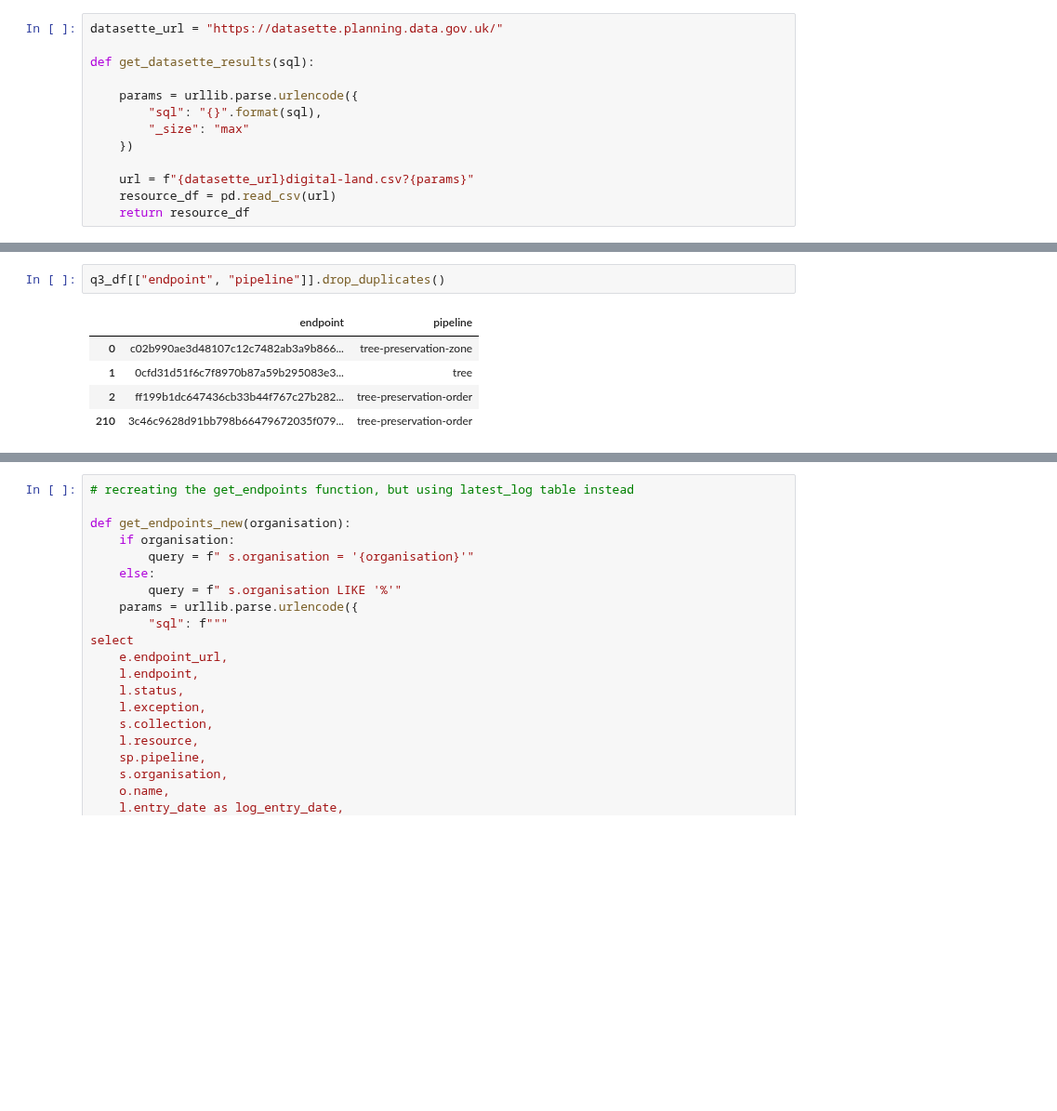
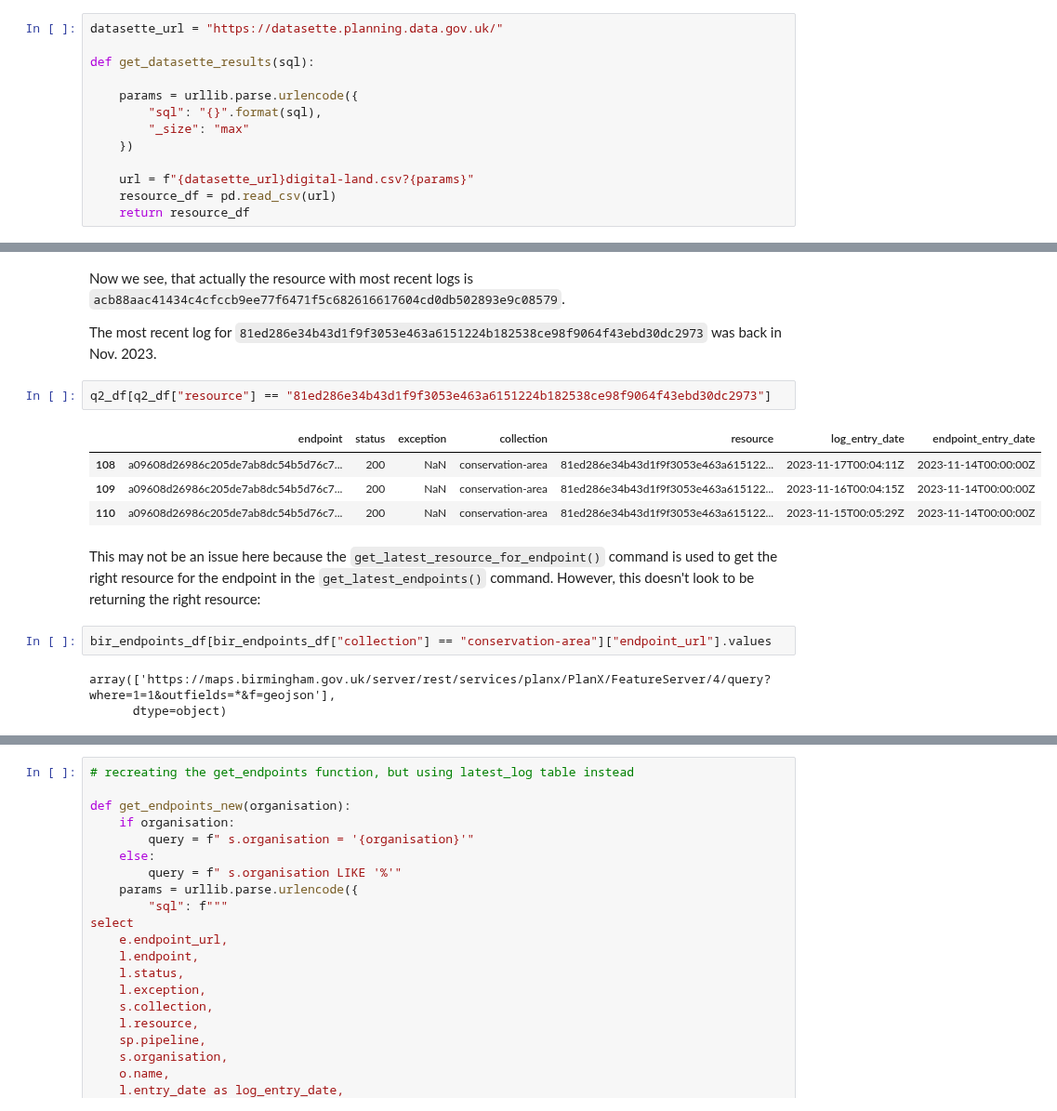
Before and after one commit to digital-land/jupyter-analysis, a Jupyter notebook: service_report/master_report/get_endpoints_investigation.ipynb, the cells around one changed output, grey strips where cells are left out. Shown at 93% size. Drawn from its saved outputs; the diff is of its cells as text; blank space fills up the shorter version.

```diff
--- a/service_report/master_report/get_endpoints_investigation.ipynb
+++ b/service_report/master_report/get_endpoints_investigation.ipynb
@@ -284,8 +122,19 @@ q4_df[q4_df["resource_rank"] == 1]
-# %%
-q3_df[["endpoint", "pipeline"]].drop_duplicates()
-# %% [output]
-|  | endpoint | pipeline |
-| 0 | c02b990ae3d48107c12c7482ab3a9b866... | tree-preservation-zone |
-| 1 | 0cfd31d51f6c7f8970b87a59b295083e3... | tree |
-| 2 | ff199b1dc647436cb33b44f767c27b282... | tree-preservation-order |
-| 210 | 3c46c9628d91bb798b66479672035f079... | tree-preservation-order |
+# %% [markdown]
+Now we see, that actually the resource with most recent logs is `acb88aac41434c4cfccb9ee77f6471f5c682616617604cd0db502893e9c08579`.
+
+The most recent log for `81ed286e34b43d1f9f3053e463a6151224b182538ce98f9064f43ebd30dc2973` was back in Nov. 2023.
+# %%
+q2_df[q2_df["resource"] == "81ed286e34b43d1f9f3053e463a6151224b182538ce98f9064f43ebd30dc2973"]
+# %% [output]
+|  | endpoint | status | exception | collection | resource | log_entry_date | endpoint_entry_date |
+| 108 | a09608d26986c205de7ab8dc54b5d76c7... | 200 | NaN | conservation-area | 81ed286e34b43d1f9f3053e463a615122... | 2023-11-17T00:04:11Z | 2023-11-14T00:00:00Z |
+| 109 | a09608d26986c205de7ab8dc54b5d76c7... | 200 | NaN | conservation-area | 81ed286e34b43d1f9f3053e463a615122... | 2023-11-16T00:04:15Z | 2023-11-14T00:00:00Z |
+| 110 | a09608d26986c205de7ab8dc54b5d76c7... | 200 | NaN | conservation-area | 81ed286e34b43d1f9f3053e463a615122... | 2023-11-15T00:05:29Z | 2023-11-14T00:00:00Z |
+# %% [markdown]
+This may not be an issue here because the `get_latest_resource_for_endpoint()` command is used to get the right resource for the endpoint in the `get_latest_endpoints()` command.
+However, this doesn't look to be returning the right resource:
+# %%
+bir_endpoints_df[bir_endpoints_df["collection"] == "conservation-area"]["endpoint_url"].values
+# %% [output]
+array(['https://maps.birmingham.gov.uk/server/rest/services/planx/PlanX/FeatureServer/4/query?where=1=1&outfields=*&f=geojson'],
+      dtype=object)
```
Also changed, not shown: parts of 20 cells of this notebook.
